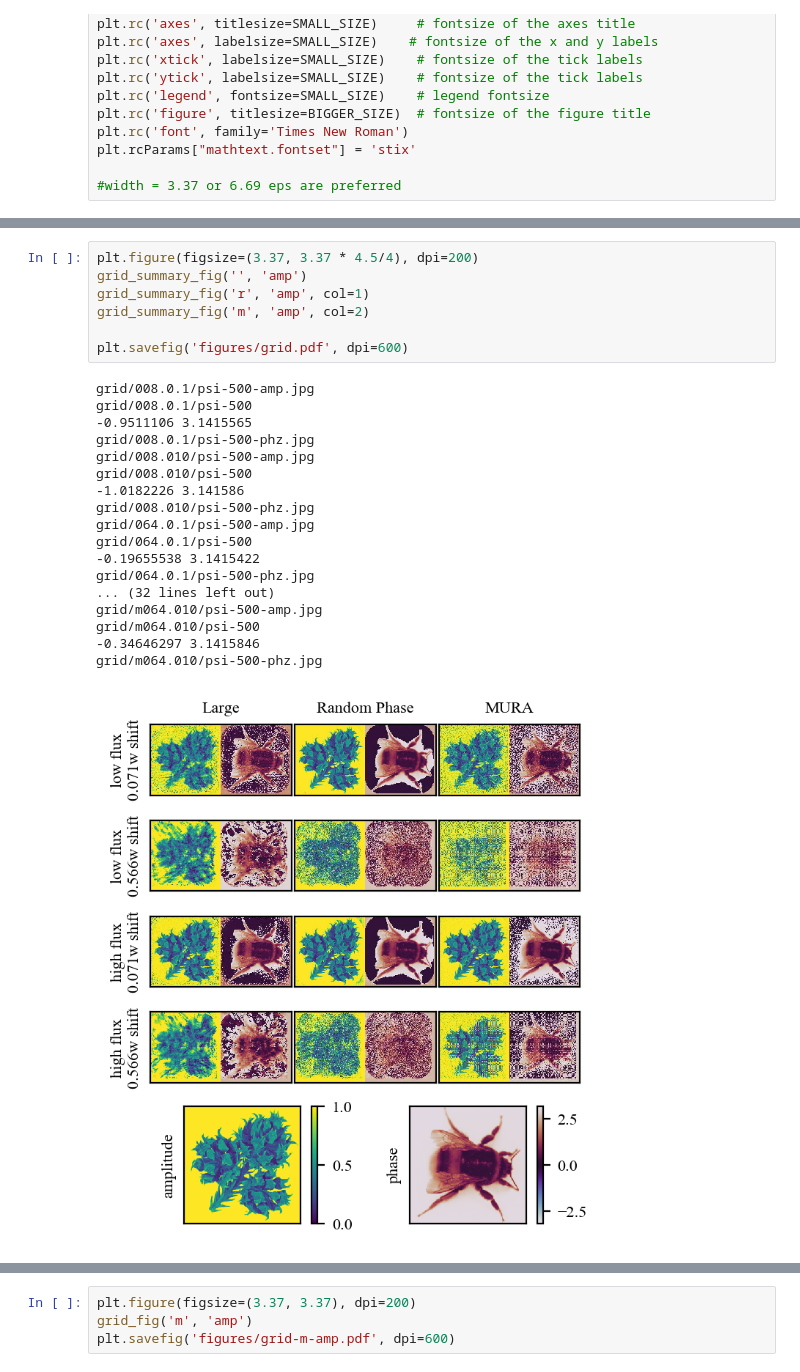
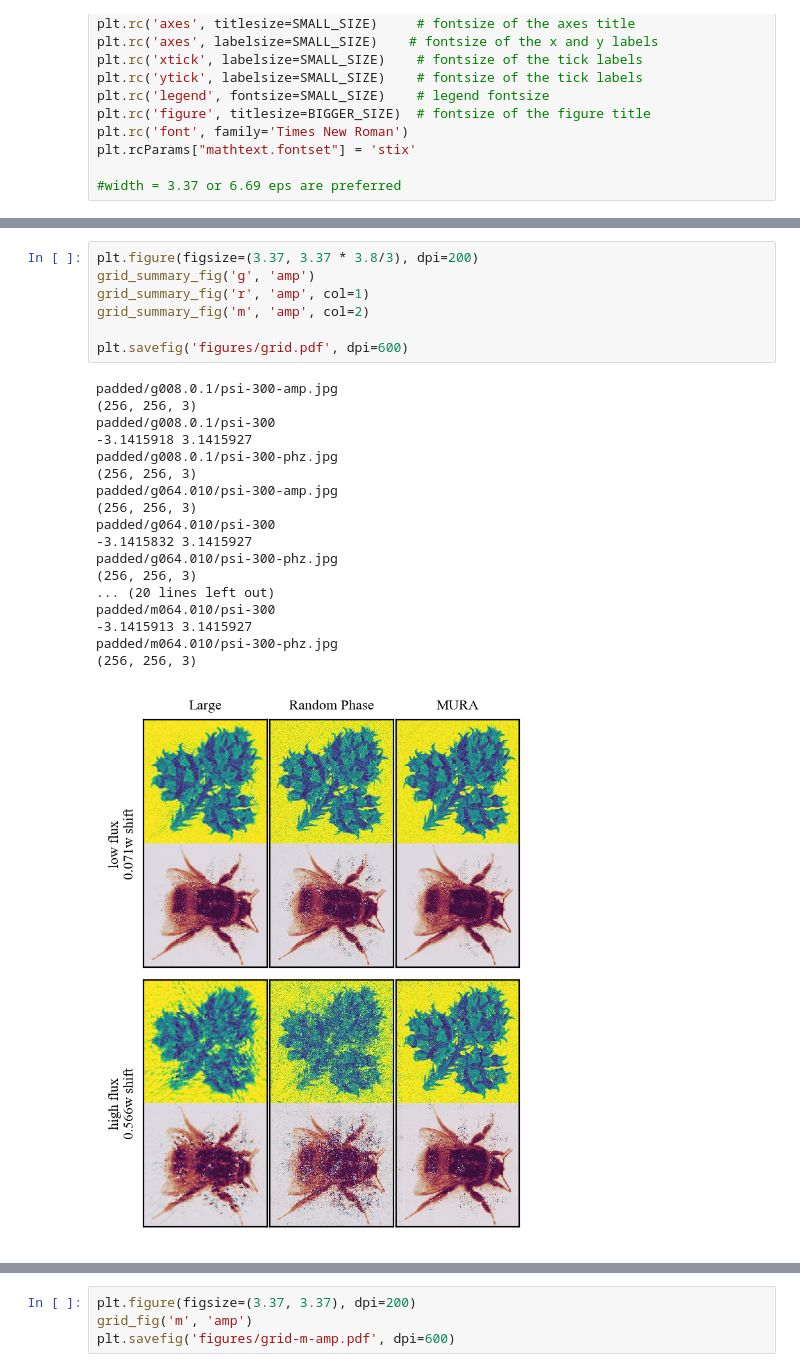
Before and after one commit to carterbox/vigilant-train, a Jupyter notebook: grid.ipynb, the cells around one changed output, grey strips where cells are left out. Cells and saved outputs as stored; diff of their text form.

Commit message:
Update figures

```diff
--- a/grid.ipynb
+++ b/grid.ipynb
@@ -132,26 +131,26 @@ def grid_summary_fig(a, b, col=0):
 # %%
-plt.figure(figsize=(3.37, 3.37 * 4.5/4), dpi=200)
-grid_summary_fig('', 'amp')
+plt.figure(figsize=(3.37, 3.37 * 3.8/3), dpi=200)
+grid_summary_fig('g', 'amp')
 grid_summary_fig('r', 'amp', col=1)
 grid_summary_fig('m', 'amp', col=2)
 
 plt.savefig('figures/grid.pdf', dpi=600)
 # %% [output]
-grid/008.0.1/psi-500-amp.jpg
-grid/008.0.1/psi-500
--0.9511106 3.1415565
-grid/008.0.1/psi-500-phz.jpg
-grid/008.010/psi-500-amp.jpg
-grid/008.010/psi-500
--1.0182226 3.141586
-grid/008.010/psi-500-phz.jpg
-grid/064.0.1/psi-500-amp.jpg
-grid/064.0.1/psi-500
--0.19655538 3.1415422
-grid/064.0.1/psi-500-phz.jpg
-... (32 lines left out)
-grid/m064.010/psi-500-amp.jpg
-grid/m064.010/psi-500
--0.34646297 3.1415846
-grid/m064.010/psi-500-phz.jpg
+padded/g008.0.1/psi-300-amp.jpg
+(256, 256, 3)
+padded/g008.0.1/psi-300
+-3.1415918 3.1415927
+padded/g008.0.1/psi-300-phz.jpg
+(256, 256, 3)
+padded/g064.010/psi-300-amp.jpg
+(256, 256, 3)
+padded/g064.010/psi-300
+-3.1415832 3.1415927
+padded/g064.010/psi-300-phz.jpg
+(256, 256, 3)
+... (20 lines left out)
+padded/m064.010/psi-300
+-3.1415913 3.1415927
+padded/m064.010/psi-300-phz.jpg
+(256, 256, 3)
-[figure, old version]
+[figure, new version]
```
Also changed, not shown: parts of 3 cells of this notebook, 14 other files.
